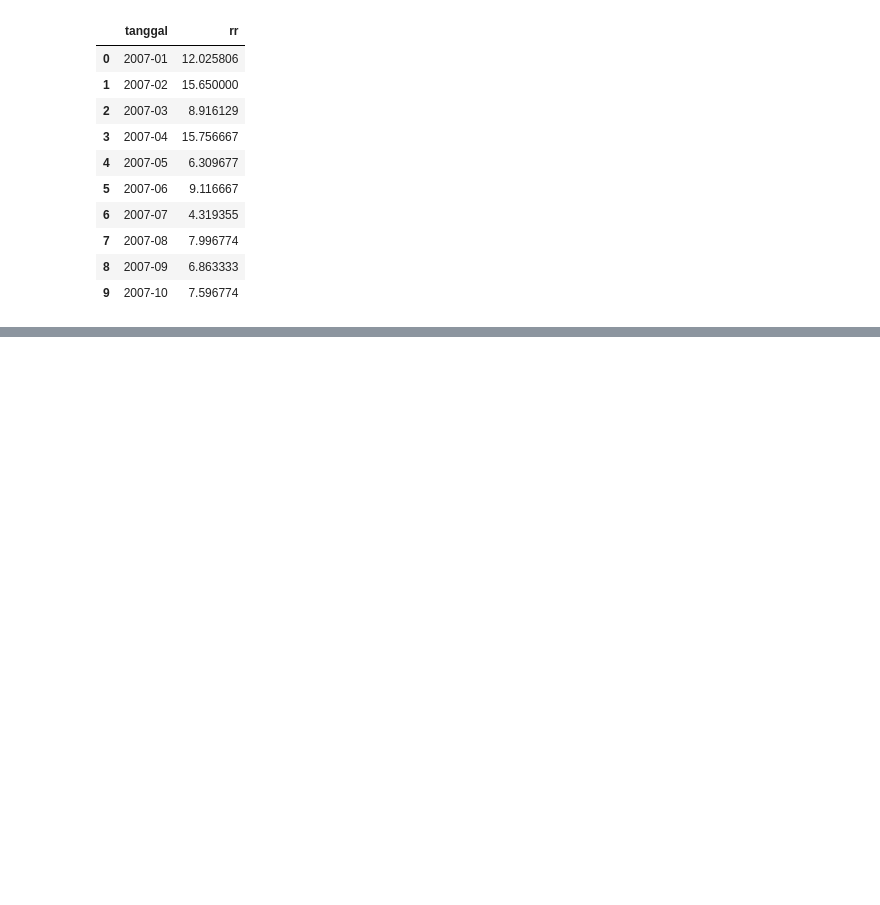
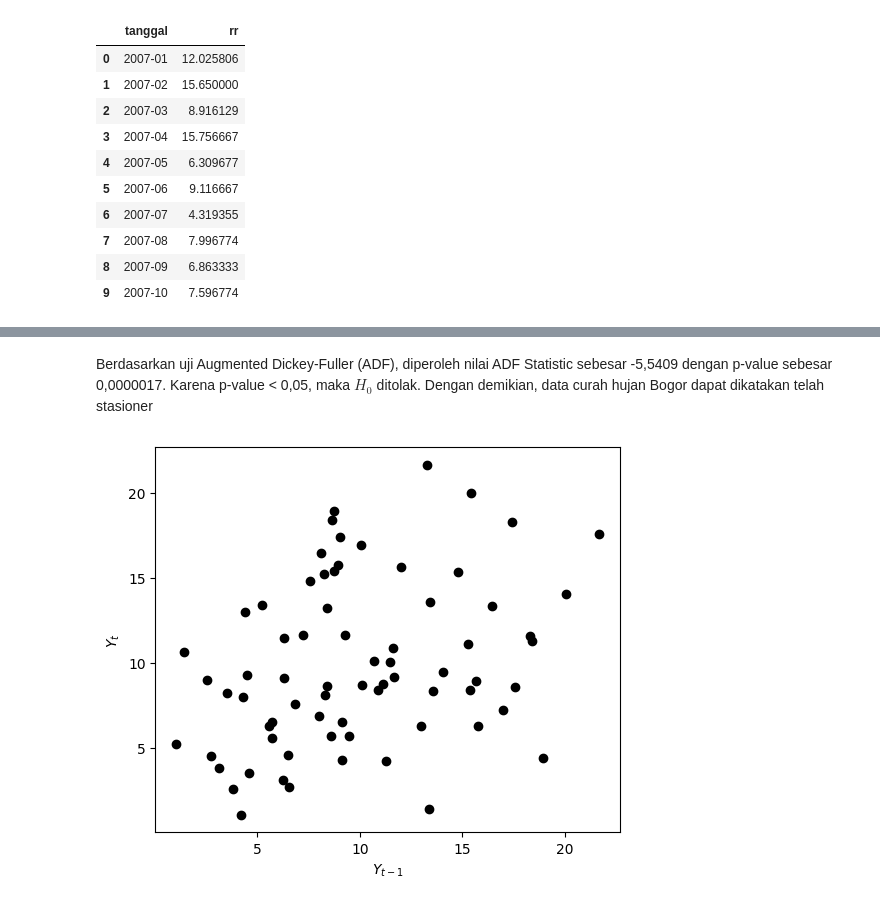
Before and after one commit to haniyathul/Praktikum-Analisis-Deret-Waktu, a Jupyter notebook: Tugas Praktikum_STA2542_Minggu_1.ipynb, the cells around one changed output, grey strips where cells are left out. Cells and saved outputs as stored; diff of their text form; code cells hidden in the pictures; blank space fills up the shorter version.

```diff
--- a/Tugas Praktikum_STA2542_Minggu_1.ipynb
+++ b/Tugas Praktikum_STA2542_Minggu_1.ipynb
@@ -37,0 +85,10 @@ rr.head(10)
+# %% [markdown]
+Berdasarkan uji Augmented Dickey-Fuller (ADF), diperoleh nilai ADF Statistic sebesar -5,5409 dengan p-value sebesar 0,0000017. Karena p-value < 0,05, maka $H_0$ ditolak. Dengan demikian, data curah hujan Bogor dapat dikatakan telah stasioner
+# %%
+#menampilkan scatter plot antara Yt dan Yt-1
+plt.figure(figsize=(6,5))
+pd.plotting.lag_plot(rr.rr, lag=1, c='k')
+plt.xlabel(r'$Y_{t-1}$'),plt.ylabel(r'$Y_{t}$')
+plt.show()
+# %% [output]
+[figure, added]
```
Also changed, not shown: parts of 34 cells of this notebook.
